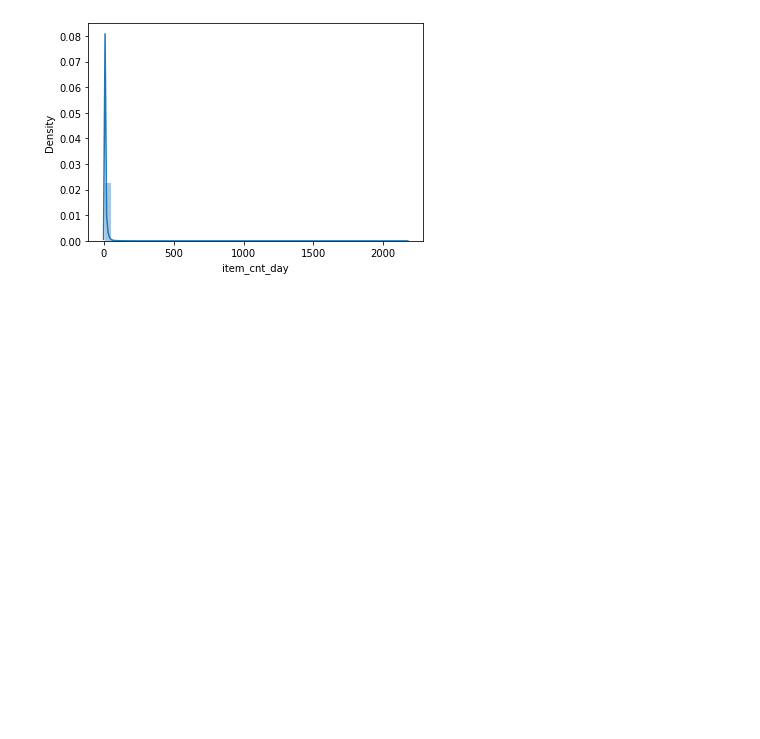
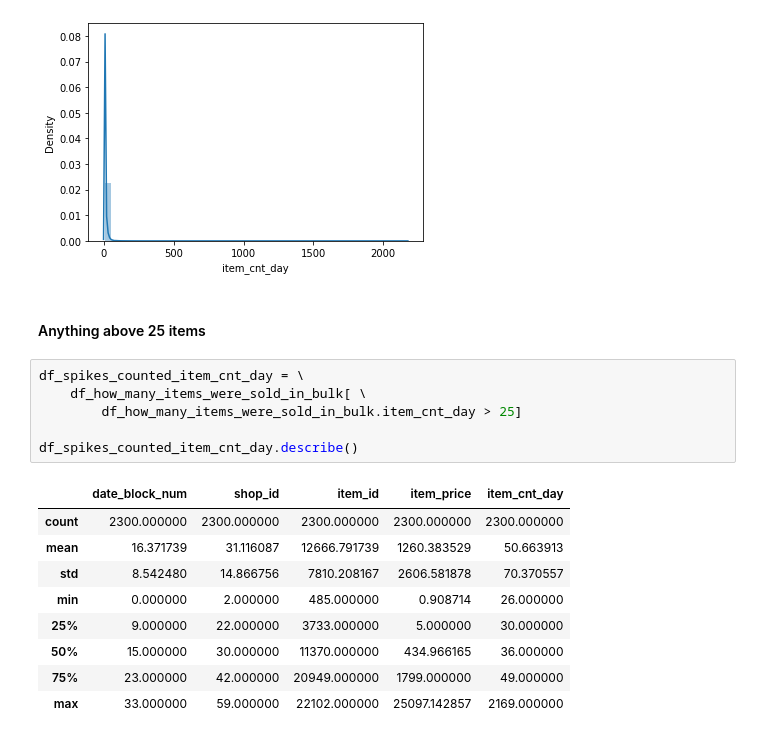
Before and after one commit to cedric-uden/hka-predicting_future_sales, a Jupyter notebook: Predicting Future Sales.ipynb, the cells around one changed output. Drawn from its saved outputs; the diff is of its cells as text; blank space fills up the shorter version.

```diff
--- a/Predicting Future Sales.ipynb
+++ b/Predicting Future Sales.ipynb
@@ -150,3 +152,21 @@ sns.distplot(df_spikes_counted_item_cnt_day['item_cnt_day'])
 # %% [output]
 <AxesSubplot:xlabel='item_cnt_day', ylabel='Density'>
 [figure]
+# %% [markdown]
+#### Anything above 25 items
+# %%
+df_spikes_counted_item_cnt_day = \
+    df_how_many_items_were_sold_in_bulk[ \
+        df_how_many_items_were_sold_in_bulk.item_cnt_day > 25]
+
+df_spikes_counted_item_cnt_day.describe()
+# %% [output]
+|  | date_block_num | shop_id | item_id | item_price | item_cnt_day |
+| count | 2300.000000 | 2300.000000 | 2300.000000 | 2300.000000 | 2300.000000 |
+| mean | 16.371739 | 31.116087 | 12666.791739 | 1260.383529 | 50.663913 |
+| std | 8.542480 | 14.866756 | 7810.208167 | 2606.581878 | 70.370557 |
+| min | 0.000000 | 2.000000 | 485.000000 | 0.908714 | 26.000000 |
+| 25% | 9.000000 | 22.000000 | 3733.000000 | 5.000000 | 30.000000 |
+| 50% | 15.000000 | 30.000000 | 11370.000000 | 434.966165 | 36.000000 |
+| 75% | 23.000000 | 42.000000 | 20949.000000 | 1799.000000 | 49.000000 |
+| max | 33.000000 | 59.000000 | 22102.000000 | 25097.142857 | 2169.000000 |
```
Also changed, not shown: parts of 5 cells of this notebook.
